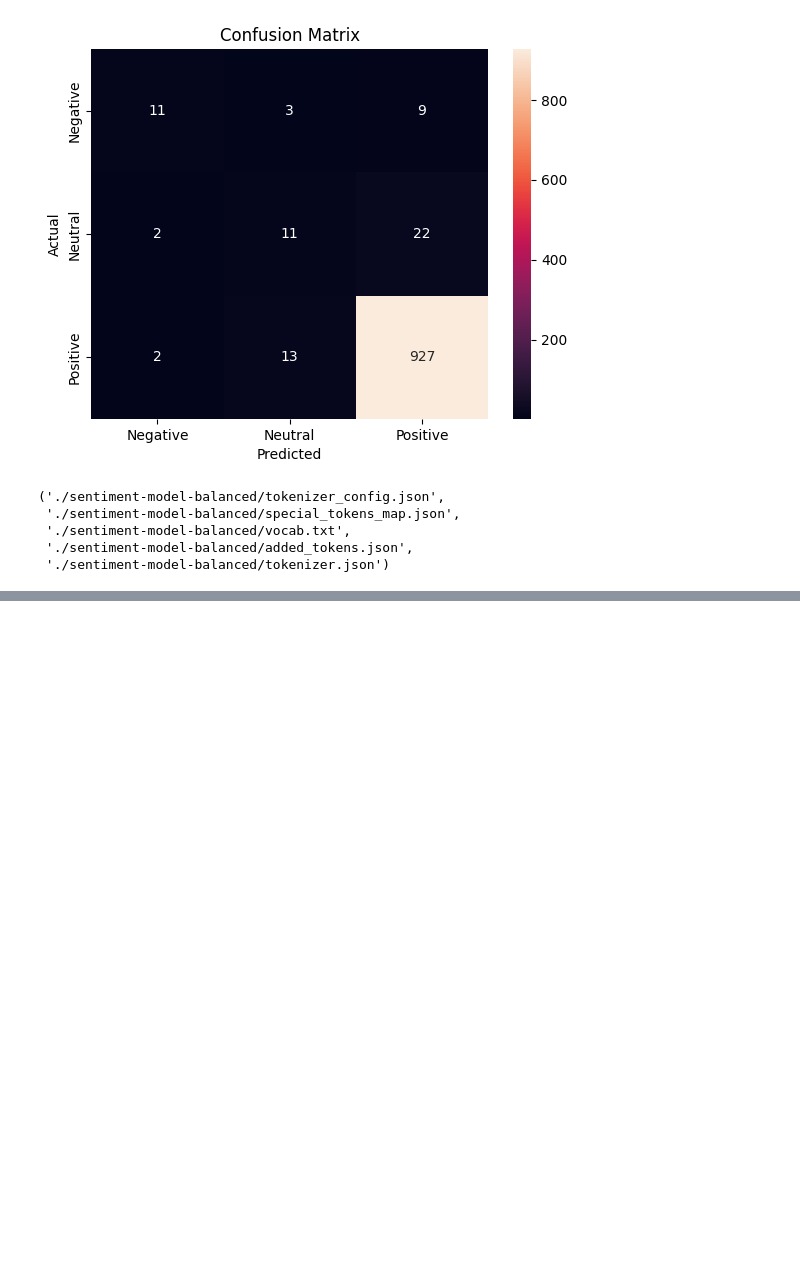
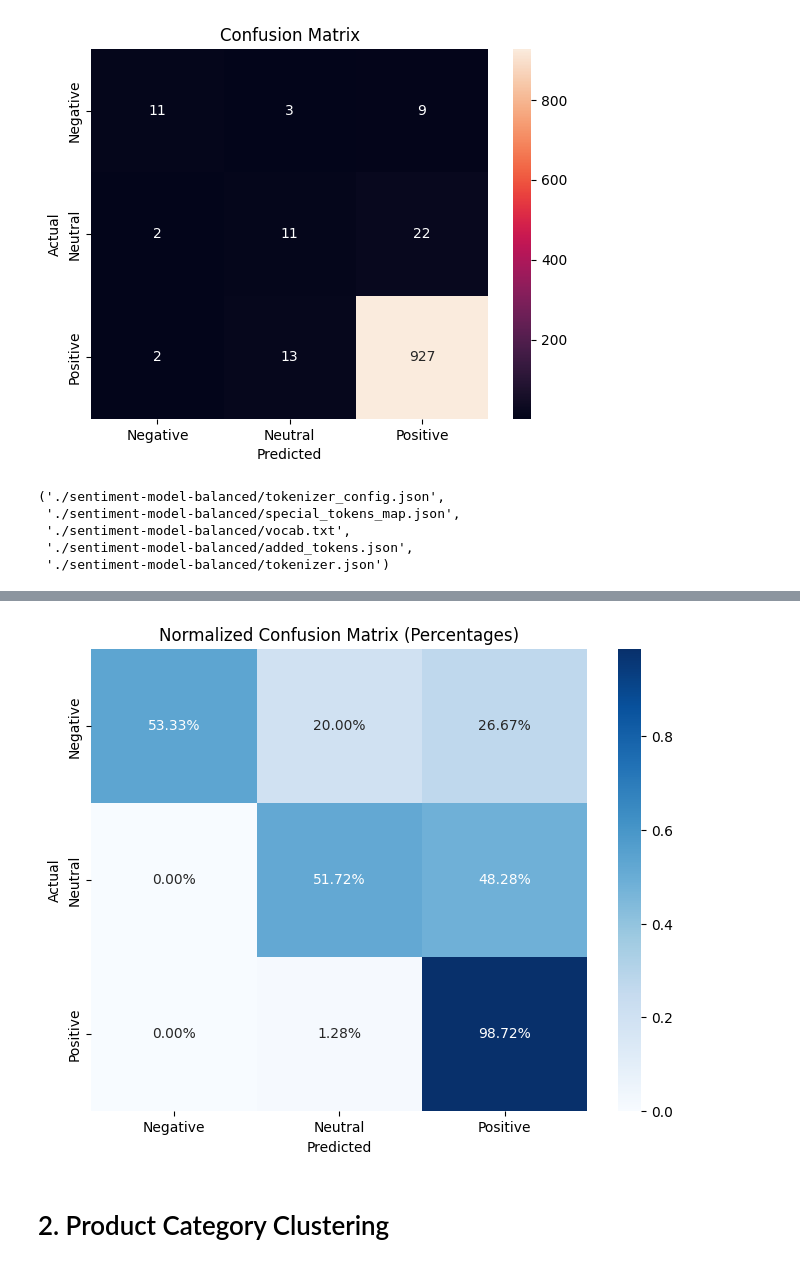
Before and after one commit to RanwahSadik/Automated-Customers-Review, a Jupyter notebook: Project_NLP.ipynb, the cells around one changed output, grey strips where cells are left out. Saved outputs shown, nothing was run; the diff lists cells and outputs as text; code cells hidden in the pictures; blank space fills up the shorter version.

```diff
--- a/Project_NLP.ipynb
+++ b/Project_NLP.ipynb
@@ -324,0 +424,21 @@ tokenizer.save_pretrained("./sentiment-model-balanced")
+# %%
+import seaborn as sns
+import matplotlib.pyplot as plt
+import numpy as np
+from sklearn.metrics import confusion_matrix
+
+cm = confusion_matrix(labels, preds)
+
+# Normalize the confusion matrix
+cm_percent = cm.astype('float') / cm.sum(axis=1)[:, np.newaxis]
+
+plt.figure(figsize=(8, 6))
+sns.heatmap(cm_percent, annot=True, fmt=".2%", cmap="Blues",
+            xticklabels=["Negative", "Neutral", "Positive"],
+            yticklabels=["Negative", "Neutral", "Positive"])
+plt.xlabel('Predicted')
+plt.ylabel('Actual')
+plt.title('Normalized Confusion Matrix (Percentages)')
+plt.show()
+# %% [output]
+[figure, added]
@@ -324,0 +449,2 @@ tokenizer.save_pretrained("./sentiment-model-balanced")
+# %% [markdown]
+# 2. Product Category Clustering
```
Also changed, not shown: parts of 10 cells of this notebook.
